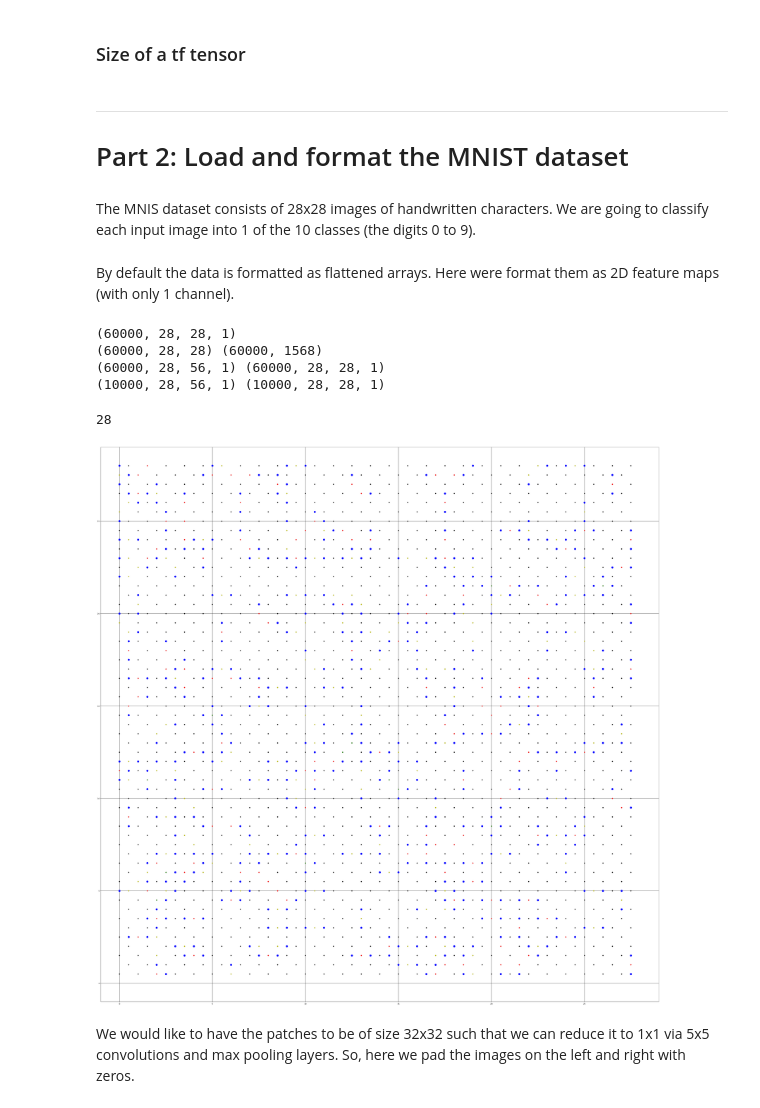
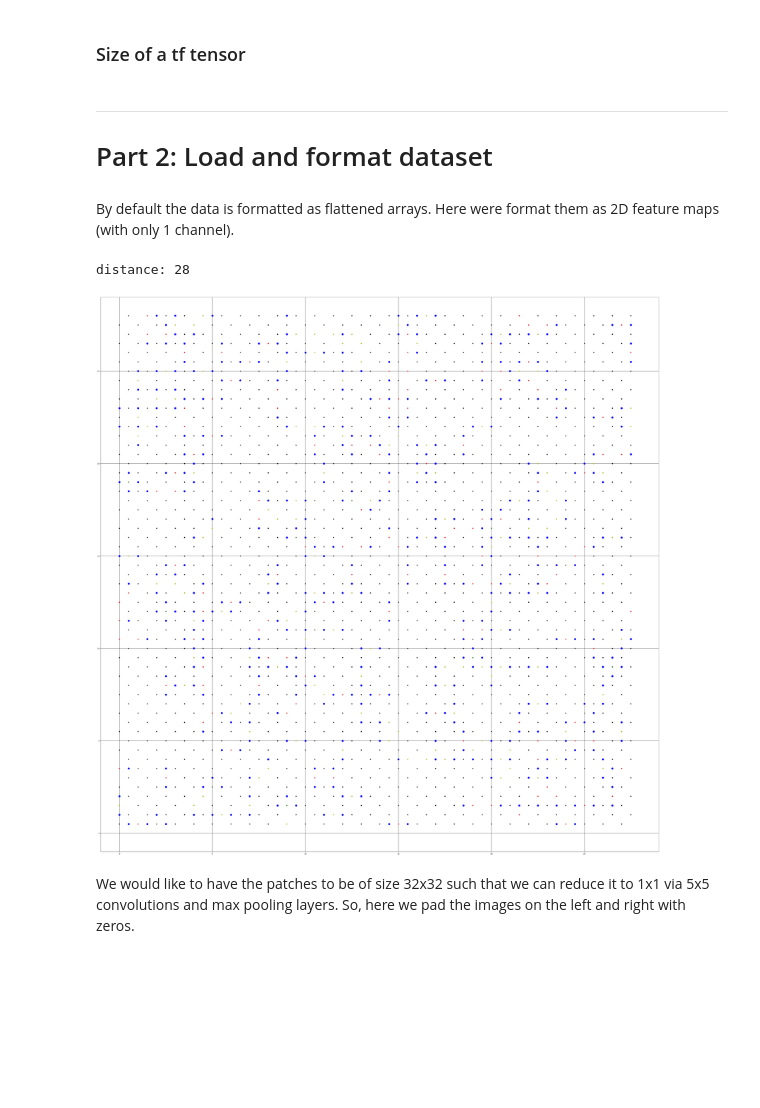
Before and after one commit to jiwang6/gconv-decoder, a Jupyter notebook: new-model/gconv_decoder.ipynb, the cells around one changed output. Cells and saved outputs as stored; diff of their text form; code cells hidden in the pictures; blank space fills up the shorter version.

```diff
--- a/new-model/gconv_decoder.ipynb
+++ b/new-model/gconv_decoder.ipynb
@@ -138,22 +126,22 @@ def size_of(tensor) :
     return result
 # %% [markdown]
 ***
-# Part 2: Load and format the MNIST dataset
+# Part 2: Load and format dataset
-# %% [markdown]
-The MNIS dataset consists of 28x28 images of handwritten characters. We are going to classify each input image into 1 of the 10 classes (the digits 0 to 9).
 # %%
 mnist = tf.keras.datasets.mnist
 """ train_data = mnist.train.images # Returns np.array
 train_labels = np.asarray(mnist.train.labels, dtype=np.int32)
 eval_data = mnist.test.images # Returns np.array
 eval_labels = np.asarray(mnist.test.labels, dtype=np.int32) """
-
-(train_data, train_labels), (eval_data, eval_labels) = mnist.load_data()
+"""
+(train_data, train_labels), (eval_data, eval_labels) = mnist.load_data() """
 
 
 t_dist = 28
 
-dataset = np.load(f'test_datasets/MC_data_{t_dist}_10_70000.npy')
+error_rate = 0.1
+
+dataset = np.load(f'test_datasets/MC_data_{t_dist}_{int(error_rate*100)}_70000.npy')
 
 # 5x10 observation
 # 1x50 label
@@ -169,29 +157,16 @@ test_labels = test[:, t_dist**2 *2:]
 By default the data is formatted as flattened arrays. Here were format them as 2D feature maps (with only 1 channel).
 # %%
 # Reshape to 2D multi-channel images
-train_data_2D = train_data.reshape([len(train_data),t_dist,t_dist,1]) # [batch_size, Nx, Ny, Nc]
-print(train_data_2D.shape)
-eval_data_2D = eval_data.reshape([len(eval_data),t_dist,t_dist,1])
-
-print(train_data.shape, non_test_data.shape)
 non_test_data_2D = non_test_data.reshape(len(non_test_data), t_dist, t_dist*2,1) # data shape here
 test_data_2D = test_data.reshape(len(test_data), t_dist, t_dist*2,1)
-
-print(non_test_data_2D.shape, train_data_2D.shape)
-print(test_data_2D.shape, eval_data_2D.shape)
-# %% [output]
-(60000, 28, 28, 1)
-(60000, 28, 28) (60000, 1568)
-(60000, 28, 56, 1) (60000, 28, 28, 1)
-(10000, 28, 56, 1) (10000, 28, 28, 1)
 # %%
 
 from Datavis import visualize_observation
 
-visualize_observation(non_test[0])
+visualize_observation(non_test[1])
 # %% [output]
-28
+distance: 28
-[figure, old version]
+[figure, new version]
 # %% [markdown]
 We would like to have the patches to be of size 32x32 such that we can reduce it to 1x1 via 5x5 convolutions and max pooling layers. So, here we pad the images on the left and right with zeros.
 # %%
```
Also changed, not shown: parts of 32 cells of this notebook, 3 other files.
